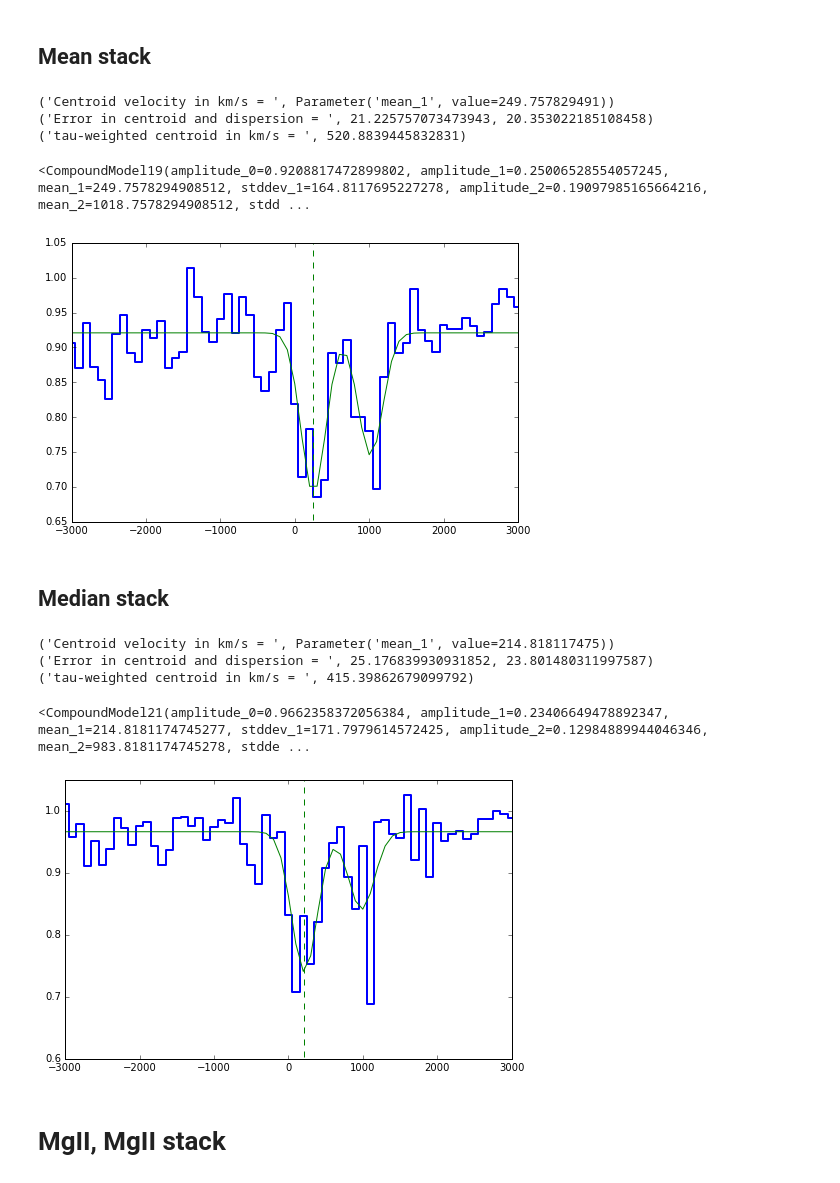
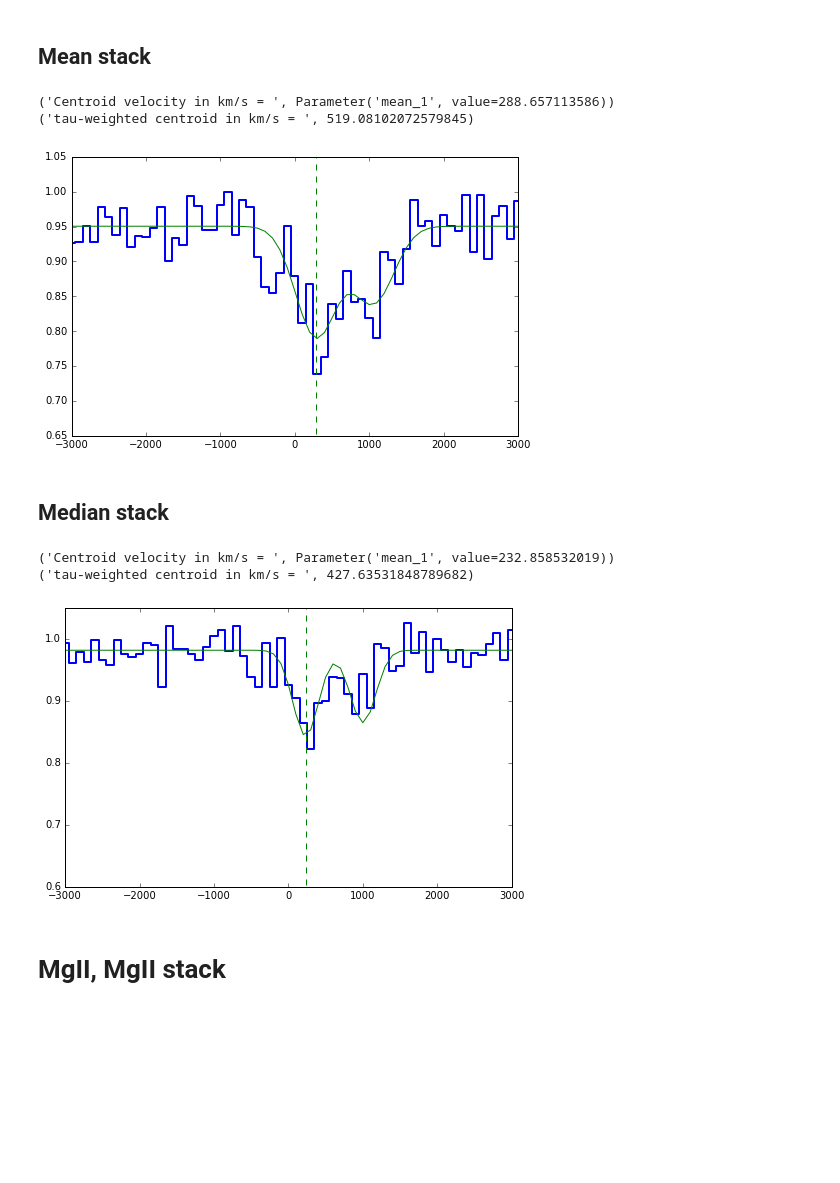
Before and after one commit to qsopairs/papers, a Jupyter notebook: QPQ9/Analysis/Stacks/GaussianFit.ipynb, the cells around one changed output. Saved outputs shown, nothing was run; the diff lists cells and outputs as text; code cells hidden in the pictures; blank space fills up the shorter version.

```diff
--- a/QPQ9/Analysis/Stacks/GaussianFit.ipynb
+++ b/QPQ9/Analysis/Stacks/GaussianFit.ipynb
@@ -235,7 +244,10 @@ start = np.int((len(velo)-1)*1./6.)-1
 end = np.int((len(velo)-1)*5./6.)+1
 tau_cen = np.sum(velo.value[start:end]*tau[start:end])/np.sum(tau[start:end])
 print('tau-weighted centroid in km/s = ',tau_cen)
-model_final
+dict = {}
+for ii,pp in enumerate(model_final.parameters):
+    dict[model_final.param_names[ii]] = [pp]
+ascii.write(Table(dict),'CII_OIII_mean_fit.dat')
 # %% [output]
 ('Centroid velocity in km/s = ', Parameter('mean_1', value=207.234638353))
 ('Error in centroid and dispersion = ', 30.726950198594945, 32.945735005569212)
@@ -267,7 +278,10 @@ start = np.int((len(velo)-1)*1./6.)-1
 end = np.int((len(velo)-1)*5./6.)+1
 tau_cen = np.sum(velo.value[start:end]*tau[start:end])/np.sum(tau[start:end])
 print('tau-weighted centroid in km/s = ',tau_cen)
-model_final
+dict = {}
+for ii,pp in enumerate(model_final.parameters):
+    dict[model_final.param_names[ii]] = [pp]
+ascii.write(Table(dict),'CII_OIII_median_fit.dat')
 # %% [output]
 ('Centroid velocity in km/s = ', Parameter('mean_1', value=60.381926875))
 ('Error in centroid and dispersion = ', 48.154690915767773, 51.007814313104966)
@@ -282,8 +295,8 @@ model_final
 CII_stack = fits.open('Output/QPQ9_zIRMgII_1334_mean.fits')
 relativistic_equiv = u.doppler_relativistic(1334.5323*u.AA)
 velo = (CII_stack[1].data*u.AA).to(u.km/u.s,equivalencies=relativistic_equiv)
-g_init = models.GaussianAbsorption1D(amplitude=0.2,mean=257.,stddev=268.)
-c_init = models.Const1D(amplitude=0.9834)
+g_init = models.GaussianAbsorption1D(amplitude=0.2,mean=140.,stddev=400.)
+c_init = models.Const1D(amplitude=0.98)
 model_init = c_init*(g_init)
 fit = fitting.LevMarLSQFitter()
 model_final = fit(model_init,velo,CII_stack[0].data)
@@ -291,7 +304,7 @@ plt.figure(figsize=(8,5))
 plt.plot(velo.value, CII_stack[0].data,drawstyle='steps-mid',linewidth=2.)
 plt.plot(velo.value, model_final(velo.value), label='Gaussian')
 plt.plot([model_final.mean_1.value,model_final.mean_1.value],[0,2],'g--')
-plt.axis([-2000,2000,0.65,1.05])
+plt.axis([-3000,3000,0.65,1.05])
 print('Centroid velocity in km/s = ',model_final.mean_1)
 print('Error in centroid and dispersion = ',np.sqrt(fit.fit_info['param_cov'][2][2]),np.sqrt(fit.fit_info['param_cov'][3][3]))
 #tau-weighted centroid
@@ -300,5 +313,8 @@ start = np.int((len(velo)-1)*1./6.)-1
 end = np.int((len(velo)-1)*5./6.)+1
 tau_cen = np.sum(velo.value[start:end]*tau[start:end])/np.sum(tau[start:end])
 print('tau-weighted centroid in km/s = ',tau_cen)
-model_final
+dict = {}
+for ii,pp in enumerate(model_final.parameters):
+    dict[model_final.param_names[ii]] = [pp]
+ascii.write(Table(dict),'CII_MgII_mean_fit.dat')
 # %% [output]
@@ -331,5 +346,8 @@ start = np.int((len(velo)-1)*1./6.)-1
 end = np.int((len(velo)-1)*5./6.)+1
 tau_cen = np.sum(velo.value[start:end]*tau[start:end])/np.sum(tau[start:end])
 print('tau-weighted centroid in km/s = ',tau_cen)
-model_final
+dict = {}
+for ii,pp in enumerate(model_final.parameters):
+    dict[model_final.param_names[ii]] = [pp]
+ascii.write(Table(dict),'CII_MgII_median_fit.dat')
 # %% [output]
@@ -344,48 +361,49 @@ model_final
 ## Mean stack
 # %%
 MgII_stack = fits.open('Output/QPQ9_zOIII_2796_mean.fits')
-relativistic_equiv = u.doppler_relativistic(2796.352*u.AA)
+relativistic_equiv = u.doppler_relativistic(2796.354*u.AA)
 velo = (MgII_stack[1].data*u.AA).to(u.km/u.s,equivalencies=relativistic_equiv)
 g_2796_init = models.GaussianAbsorption1D(amplitude=0.3,mean=250.,stddev=250.)
 g_2803_init = models.GaussianAbsorption1D(amplitude=0.15,mean=1019.,stddev=250.)
 c_init = models.Const1D(amplitude=0.95)
 model_init = c_init*(g_2796_init*g_2803_init)
 def tie_mean2(model):
     mean_2 = model.mean_1 + 769.
     return mean_2
 def tie_stddev2(model):
     stddev_2 = model.stddev_1
     return stddev_2
-model_init.amplitude_2.bounds = [0.2732/2,0.2732]
+#model_init.amplitude_2.bounds = [0.2732/2,0.2732]
 model_init.mean_2.tied = tie_mean2
 model_init.stddev_2.tied = tie_stddev2
 fit = fitting.LevMarLSQFitter()
 model_final = fit(model_init,velo,MgII_stack[0].data)
 plt.figure(figsize=(8,5))
 plt.plot(velo.value, MgII_stack[0].data,drawstyle='steps-mid',linewidth=2.)
 plt.plot(velo.value, model_final(velo.value), label='Gaussian')
 plt.plot([model_final.mean_1.value,model_final.mean_1.value],[0,2],'g--')
 plt.axis([-3000,3000,0.65,1.05])
 print('Centroid velocity in km/s = ',model_final.mean_1)
-print('Error in centroid and dispersion = ',np.sqrt(fit.fit_info['param_cov'][2][2]),np.sqrt(fit.fit_info['param_cov'][3][3]))
+#print('Error in centroid and dispersion = ',np.sqrt(fit.fit_info['param_cov'][2][2]),np.sqrt(fit.fit_info['param_cov'][3][3]))
 #tau-weighted centroid
 tau = np.log(1./(MgII_stack[0].data/model_final.amplitude_0))
 start = np.int((len(velo)-1)*1./6.)-1
 end = np.int((len(velo)-1)*5./6.)+1
 tau_cen = np.sum(velo.value[start:end]*tau[start:end])/np.sum(tau[start:end])
 print('tau-weighted centroid in km/s = ',tau_cen)
-model_final
+dict = {}
+for ii,pp in enumerate(model_final.parameters):
+    dict[model_final.param_names[ii]] = [pp]
+ascii.write(Table(dict),'MgII_OIII_mean_fit.dat')
 # %% [output]
-('Centroid velocity in km/s = ', Parameter('mean_1', value=249.757829491))
-('Error in centroid and dispersion = ', 21.225757073473943, 20.353022185108458)
-('tau-weighted centroid in km/s = ', 520.8839445832831)
+('Centroid velocity in km/s = ', Parameter('mean_1', value=288.657113586))
+('tau-weighted centroid in km/s = ', 519.08102072579845)
-<CompoundModel19(amplitude_0=0.9208817472899802, amplitude_1=0.25006528554057245, mean_1=249.7578294908512, stddev_1=164.8117695227278, amplitude_2=0.19097985165664216, mean_2=1018.7578294908512, stdd ...
-[figure, old version]
+[figure, new version]
 # %% [markdown]
 ## Median stack
 # %%
 MgII_stack = fits.open('Output/QPQ9_zOIII_2796_med.fits')
-relativistic_equiv = u.doppler_relativistic(2796.352*u.AA)
+relativistic_equiv = u.doppler_relativistic(2796.354*u.AA)
 velo = (MgII_stack[1].data*u.AA).to(u.km/u.s,equivalencies=relativistic_equiv)
 g_2796_init = models.GaussianAbsorption1D(amplitude=0.3,mean=250.,stddev=250.)
 g_2803_init = models.GaussianAbsorption1D(amplitude=0.15,mean=1019.,stddev=250.)
@@ -408,20 +426,21 @@ plt.plot(velo.value, model_final(velo.value), label='Gaussian')
 plt.plot([model_final.mean_1.value,model_final.mean_1.value],[0,2],'g--')
 plt.axis([-3000,3000,0.6,1.05])
 print('Centroid velocity in km/s = ',model_final.mean_1)
-print('Error in centroid and dispersion = ',np.sqrt(fit.fit_info['param_cov'][2][2]),np.sqrt(fit.fit_info['param_cov'][3][3]))
+#print('Error in centroid and dispersion = ',np.sqrt(fit.fit_info['param_cov'][2][2]),np.sqrt(fit.fit_info['param_cov'][3][3]))
 #tau-weighted centroid
 tau = np.log(1./(MgII_stack[0].data/model_final.amplitude_0))
 start = np.int((len(velo)-1)*1./6.)-1
 end = np.int((len(velo)-1)*5./6.)+1
 tau_cen = np.sum(velo.value[start:end]*tau[start:end])/np.sum(tau[start:end])
 print('tau-weighted centroid in km/s = ',tau_cen)
-model_final
+dict = {}
+for ii,pp in enumerate(model_final.parameters):
+    dict[model_final.param_names[ii]] = [pp]
+ascii.write(Table(dict),'MgII_OIII_median_fit.dat')
 # %% [output]
-('Centroid velocity in km/s = ', Parameter('mean_1', value=214.818117475))
-('Error in centroid and dispersion = ', 25.176839930931852, 23.801480311997587)
-('tau-weighted centroid in km/s = ', 415.39862679099792)
+('Centroid velocity in km/s = ', Parameter('mean_1', value=232.858532019))
+('tau-weighted centroid in km/s = ', 427.63531848789682)
-<CompoundModel21(amplitude_0=0.9662358372056384, amplitude_1=0.23406649478892347, mean_1=214.8181174745277, stddev_1=171.7979614572425, amplitude_2=0.12984889944046346, mean_2=983.8181174745278, stdde ...
-[figure, old version]
+[figure, new version]
 # %% [markdown]
 # MgII, MgII stack
 # %% [markdown]
```
Also changed, not shown: parts of 16 cells of this notebook, 10 other files.
